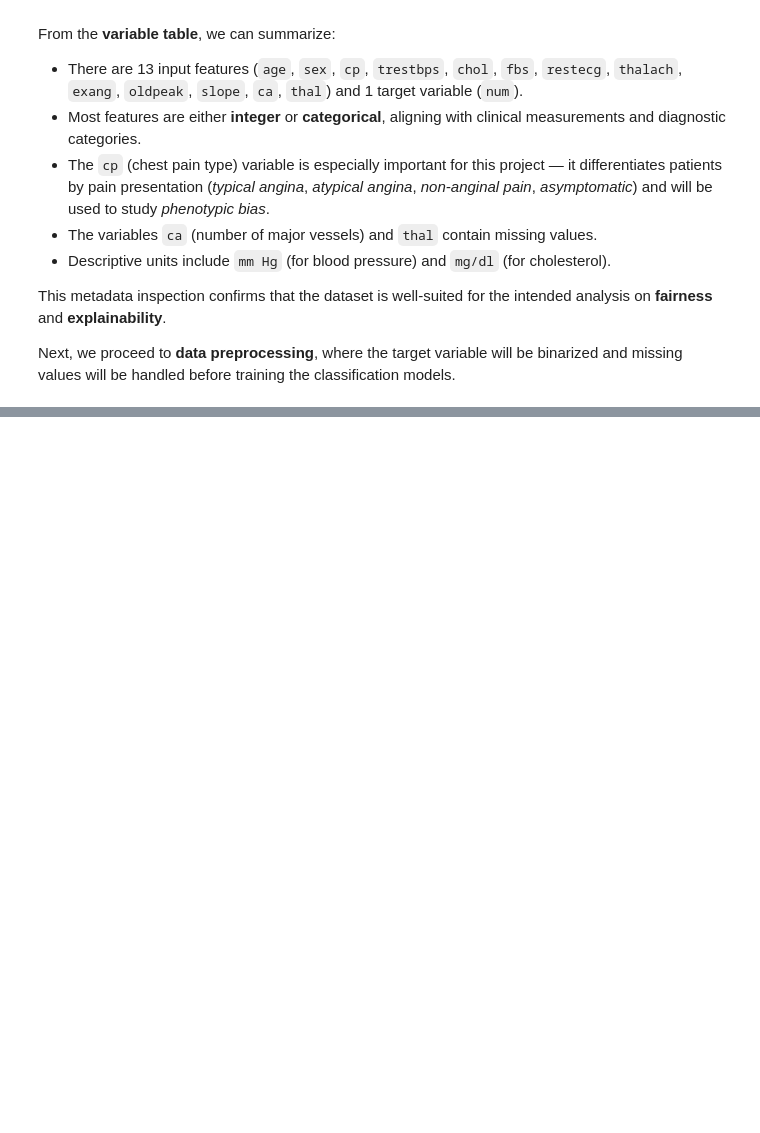
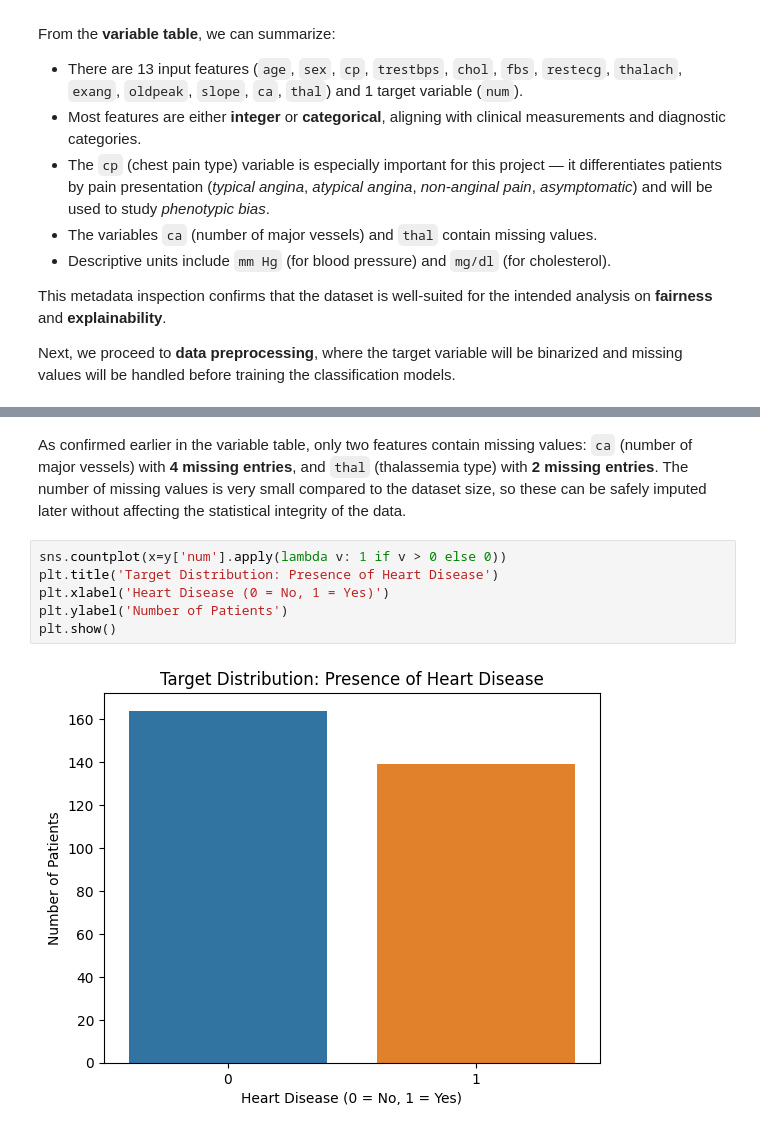
Before and after one commit to Mihalachee/Phenotypic-Bias-in-Heart-Disease-Prediction, a Jupyter notebook: indiviual.ipynb, the cells around one changed output, grey strips where cells are left out. Saved outputs shown, nothing was run; the diff lists cells and outputs as text; blank space fills up the shorter version.

```diff
--- a/indiviual.ipynb
+++ b/indiviual.ipynb
@@ -137,0 +234,10 @@ Next, we proceed to **data preprocessing**, where the target variable will be bi
+# %% [markdown]
+As confirmed earlier in the variable table, only two features contain missing values: `ca` (number of major vessels) with **4 missing entries**, and `thal` (thalassemia type) with **2 missing entries**.  The number of missing values is very small compared to the dataset size, so these can be safely imputed later without affecting the statistical integrity of the data.
+# %%
+sns.countplot(x=y['num'].apply(lambda v: 1 if v > 0 else 0))
+plt.title('Target Distribution: Presence of Heart Disease')
+plt.xlabel('Heart Disease (0 = No, 1 = Yes)')
+plt.ylabel('Number of Patients')
+plt.show()
+# %% [output]
+[figure, added]
```
Also changed, not shown: parts of 9 cells of this notebook, 1 other file.
